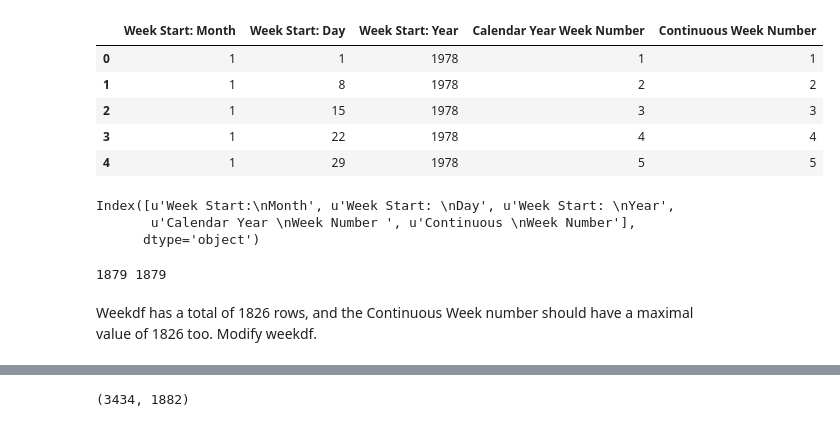
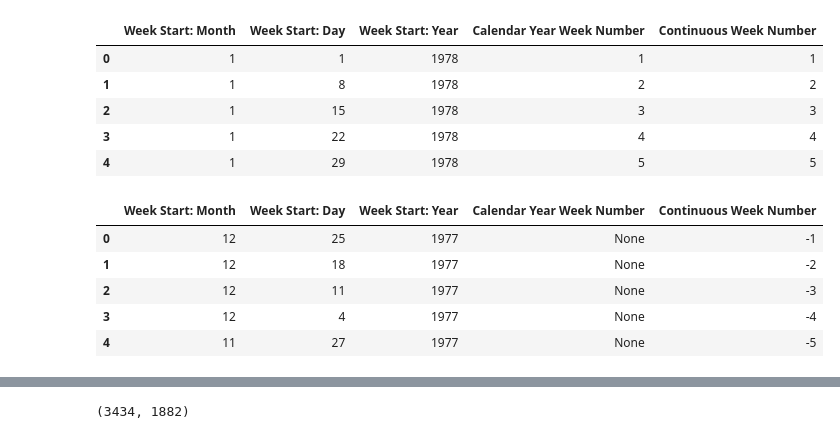
Before and after one commit to jolynn/Optout, a Jupyter notebook: 2seq_construct_prebirth.ipynb, the cells around one changed output, grey strips where cells are left out. Cells and saved outputs as stored; diff of their text form; code cells hidden in the pictures.

```diff
--- a/2seq_construct_prebirth.ipynb
+++ b/2seq_construct_prebirth.ipynb
@@ -29,17 +79,40 @@ weekdf.head()
 | 2 | 1 | 15 | 1978 | 3 | 3 |
 | 3 | 1 | 22 | 1978 | 4 | 4 |
 | 4 | 1 | 29 | 1978 | 5 | 5 |
-# %%
-#column names
-weekdf.columns
-# %% [output]
-Index([u'Week Start:\nMonth', u'Week Start: \nDay', u'Week Start: \nYear',
-       u'Calendar Year \nWeek Number ', u'Continuous \nWeek Number'],
-      dtype='object')
-# %%
-#confirm the continuous week number equal the number of rows
-print max(weekdf['Continuous \nWeek Number'].values), weekdf.shape[0]
-# %% [output]
-1879 1879
-# %% [markdown]
-Weekdf has a total of 1826 rows, and the Continuous Week number should have a maximal value of 1826 too. Modify weekdf.
+# %%
+# the earliest date when the 18-year seq starts is 1971/6/1
+# so one year before that is 1970/6/1
+
+# construct new crosswalk pre-1978, use negative week number
+
+earliest = datetime(1970, 6, 1)
+
+data = defaultdict(list)
+
+i = -1
+week_start = datetime(1978, 1, 1)
+
+while week_start > earliest:
+
+    prev_week_start = week_start - timedelta(days=7) # count back 7 days
+
+    data['Week Start:\nMonth'].append(prev_week_start.month)
+    data['Week Start: \nDay'].append(prev_week_start.day)
+    data['Week Start: \nYear'].append(prev_week_start.year)
+
+    data['Calendar Year \nWeek Number '].append(None) # leave out the Calendar Year Week Number column. Don't need it
+    data['Continuous \nWeek Number'].append(i)
+
+    i -= 1 # update index
+    week_start = prev_week_start # update week_start
+
+
+weekdf_pre1978 = pd.DataFrame(data, columns=weekdf.columns)
+weekdf_pre1978.head() # print first five rows
+# %% [output]
+|  | Week Start: Month | Week Start: Day | Week Start: Year | Calendar Year Week Number | Continuous Week Number |
+| 0 | 12 | 25 | 1977 | None | -1 |
+| 1 | 12 | 18 | 1977 | None | -2 |
+| 2 | 12 | 11 | 1977 | None | -3 |
+| 3 | 12 | 4 | 1977 | None | -4 |
+| 4 | 11 | 27 | 1977 | None | -5 |
```
Also changed, not shown: parts of 35 cells of this notebook.
